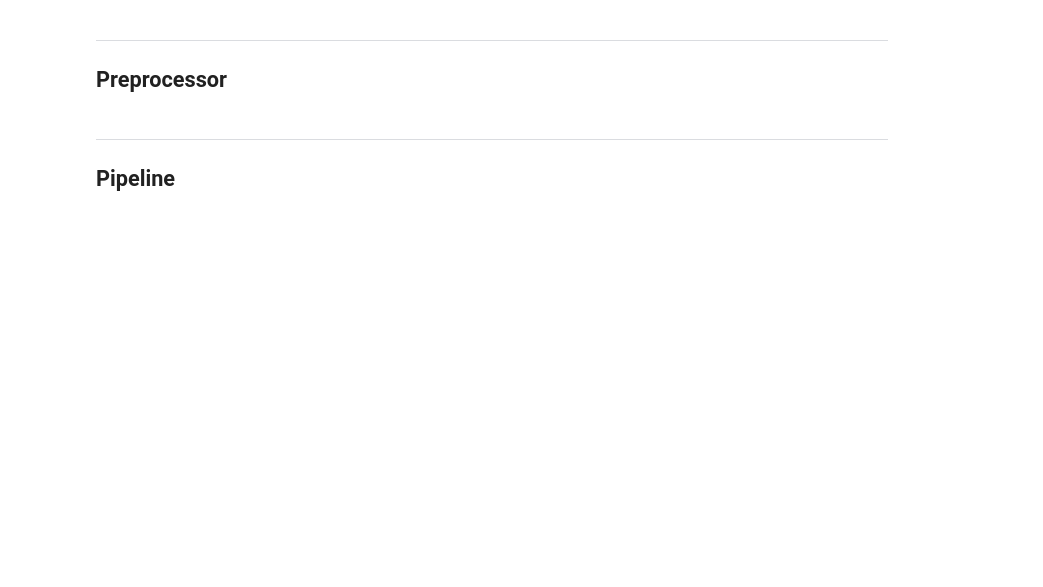
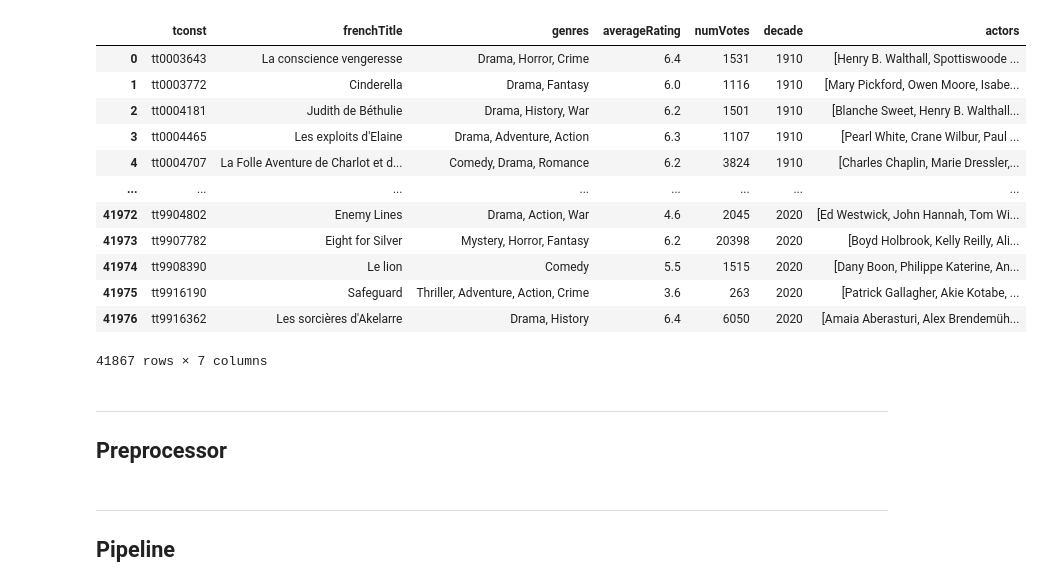
Before and after one commit to Idumii/WildCodeSchool-Projet2, a Jupyter notebook: machineLearning/training.ipynb, the cells around one changed output. Drawn from its saved outputs; the diff is of its cells as text; code cells hidden in the pictures; blank space fills up the shorter version.

```diff
--- a/machineLearning/training.ipynb
+++ b/machineLearning/training.ipynb
@@ -71,0 +71,5 @@ df
+# %%
+# On remplace les valeurs manquantes par la valeur 'Unknwown'
+df.dropna(subset=['actor2', 'actor3'], inplace=True)
+print(df.isna().sum())
+df.fillna('Unknown', inplace=True)
@@ -72,3 +87,28 @@ df
+# %%
+# On concatene les acteurs pour en faire une colonne unique pour la passer dans un MultiLabelBinarizer
+df['actors'] = df['actor1'].map(lambda x: [x]) + df['actor2'].map(lambda x: [x]) + df['actor3'].map(lambda x: [x])
+
+# On supprime les colonnes inutiles
+df = df.drop(columns=['actor1', 'actor2', 'actor3'])
+
+# on enleve les [] et les '' de la colonne actors
+df['actors'] = df['actors'].apply(lambda x: ast.literal_eval(x) if isinstance(x, str) else x)
+
+df
+# %% [output]
+|  | tconst | frenchTitle | genres | averageRating | numVotes | decade | actors |
+| 0 | tt0003643 | La conscience vengeresse | Drama, Horror, Crime | 6.4 | 1531 | 1910 | [Henry B. Walthall, Spottiswoode ... |
+| 1 | tt0003772 | Cinderella | Drama, Fantasy | 6.0 | 1116 | 1910 | [Mary Pickford, Owen Moore, Isabe... |
+| 2 | tt0004181 | Judith de Béthulie | Drama, History, War | 6.2 | 1501 | 1910 | [Blanche Sweet, Henry B. Walthall... |
+| 3 | tt0004465 | Les exploits d'Elaine | Drama, Adventure, Action | 6.3 | 1107 | 1910 | [Pearl White, Crane Wilbur, Paul ... |
+| 4 | tt0004707 | La Folle Aventure de Charlot et d... | Comedy, Drama, Romance | 6.2 | 3824 | 1910 | [Charles Chaplin, Marie Dressler,... |
+| ... | ... | ... | ... | ... | ... | ... | ... |
+| 41972 | tt9904802 | Enemy Lines | Drama, Action, War | 4.6 | 2045 | 2020 | [Ed Westwick, John Hannah, Tom Wi... |
+| 41973 | tt9907782 | Eight for Silver | Mystery, Horror, Fantasy | 6.2 | 20398 | 2020 | [Boyd Holbrook, Kelly Reilly, Ali... |
+| 41974 | tt9908390 | Le lion | Comedy | 5.5 | 1515 | 2020 | [Dany Boon, Philippe Katerine, An... |
+| 41975 | tt9916190 | Safeguard | Thriller, Adventure, Action, Crime | 3.6 | 263 | 2020 | [Patrick Gallagher, Akie Kotabe, ... |
+| 41976 | tt9916362 | Les sorcières d'Akelarre | Drama, History | 6.4 | 6050 | 2020 | [Amaia Aberasturi, Alex Brendemüh... |
+41867 rows × 7 columns
 # %% [markdown]
 ----------------------------------------------------------------------------------------------------------------------------------------------------------------------------------------
 Preprocessor
```
Also changed, not shown: parts of 10 cells of this notebook, 2 other files.
